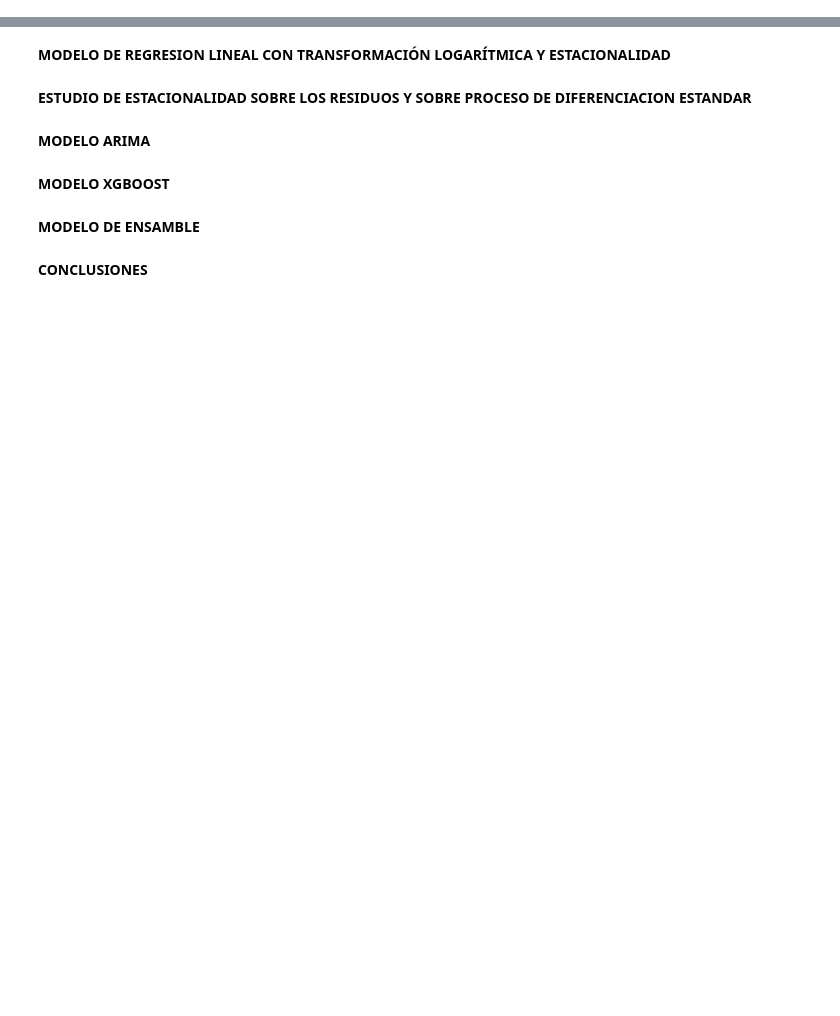
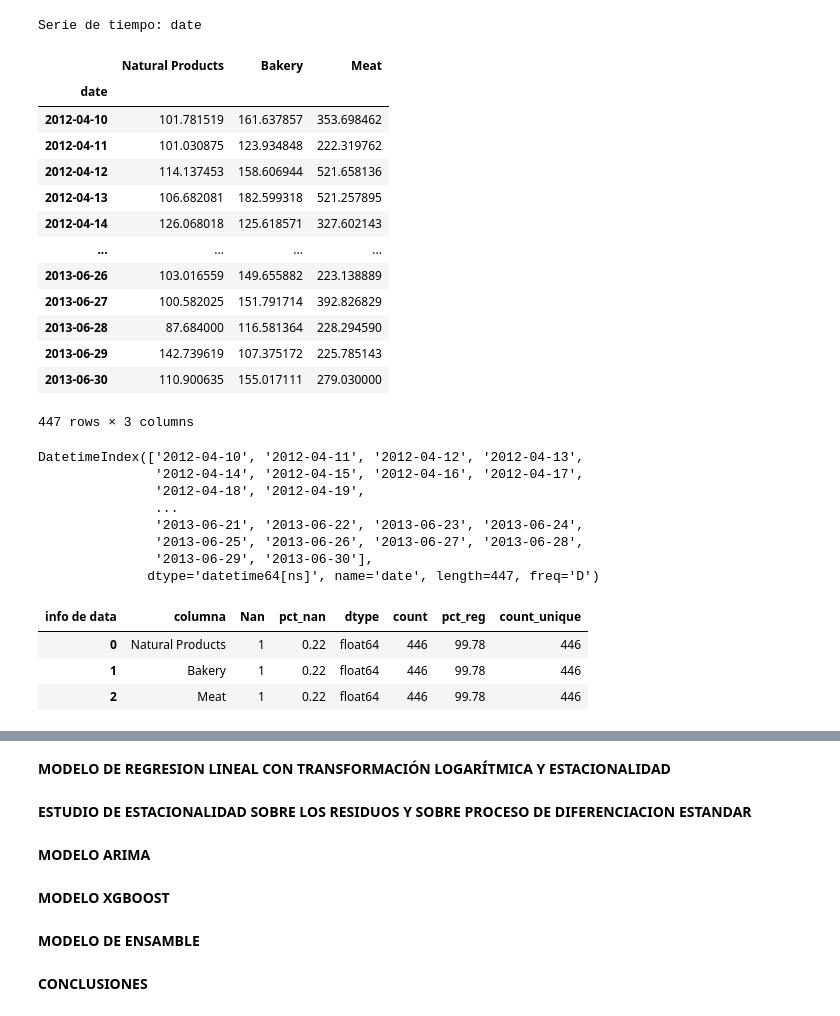
Before and after one commit to AgustinSt1990/tp_final, a Jupyter notebook: TP_FINAL_Machine_Learning.ipynb, the cells around one changed output, grey strips where cells are left out. Cells and saved outputs as stored; diff of their text form; code cells hidden in the pictures; blank space fills up the shorter version.

```diff
--- a/TP_FINAL_Machine_Learning.ipynb
+++ b/TP_FINAL_Machine_Learning.ipynb
@@ -27,0 +64,36 @@ logger.info('{}) STARTING PROGRAM'.format(x_en('log_ML')))
+# %%
+logger.info('{}) STARTING PROGRAM'.format(x_en('log_ML')))
+df = SmartSeries.load_dataset('df_targets.csv', freq='D', dropnan=False)
+
+
+display (df)
+print (df.index)
+display (SmartPandas.data_info(df))
+# %% [output]
+Serie de tiempo: date
+|  | Natural Products | Bakery | Meat |
+| date |  |  |  |
+| 2012-04-10 | 101.781519 | 161.637857 | 353.698462 |
+| 2012-04-11 | 101.030875 | 123.934848 | 222.319762 |
+| 2012-04-12 | 114.137453 | 158.606944 | 521.658136 |
+| 2012-04-13 | 106.682081 | 182.599318 | 521.257895 |
+| 2012-04-14 | 126.068018 | 125.618571 | 327.602143 |
+| ... | ... | ... | ... |
+| 2013-06-26 | 103.016559 | 149.655882 | 223.138889 |
+| 2013-06-27 | 100.582025 | 151.791714 | 392.826829 |
+| 2013-06-28 | 87.684000 | 116.581364 | 228.294590 |
+| 2013-06-29 | 142.739619 | 107.375172 | 225.785143 |
+| 2013-06-30 | 110.900635 | 155.017111 | 279.030000 |
+447 rows × 3 columns
+DatetimeIndex(['2012-04-10', '2012-04-11', '2012-04-12', '2012-04-13',
+               '2012-04-14', '2012-04-15', '2012-04-16', '2012-04-17',
+               '2012-04-18', '2012-04-19',
+               ...
+               '2013-06-21', '2013-06-22', '2013-06-23', '2013-06-24',
+               '2013-06-25', '2013-06-26', '2013-06-27', '2013-06-28',
+               '2013-06-29', '2013-06-30'],
+              dtype='datetime64[ns]', name='date', length=447, freq='D')
+| info de data | columna | Nan | pct_nan | dtype | count | pct_reg | count_unique |
+| 0 | Natural Products | 1 | 0.22 | float64 | 446 | 99.78 | 446 |
+| 1 | Bakery | 1 | 0.22 | float64 | 446 | 99.78 | 446 |
+| 2 | Meat | 1 | 0.22 | float64 | 446 | 99.78 | 446 |
```
Also changed, not shown: parts of 5 cells of this notebook, 7 other files.
